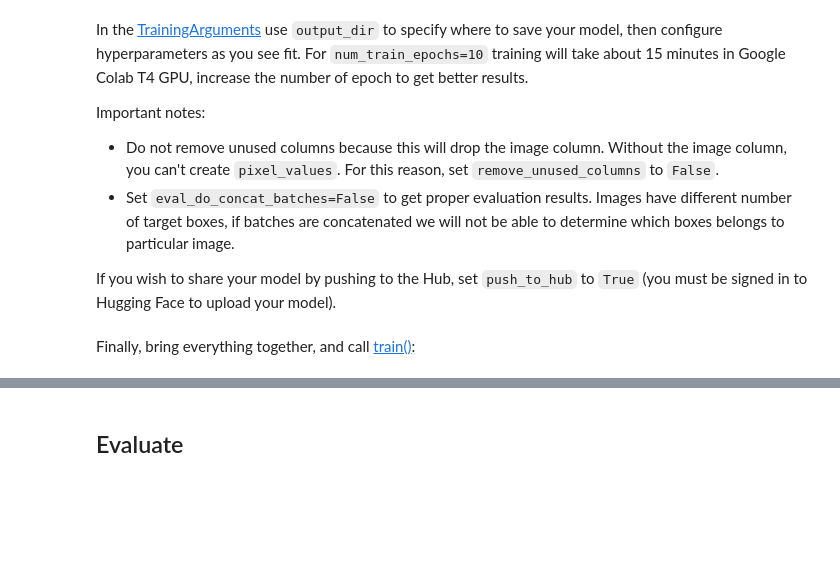
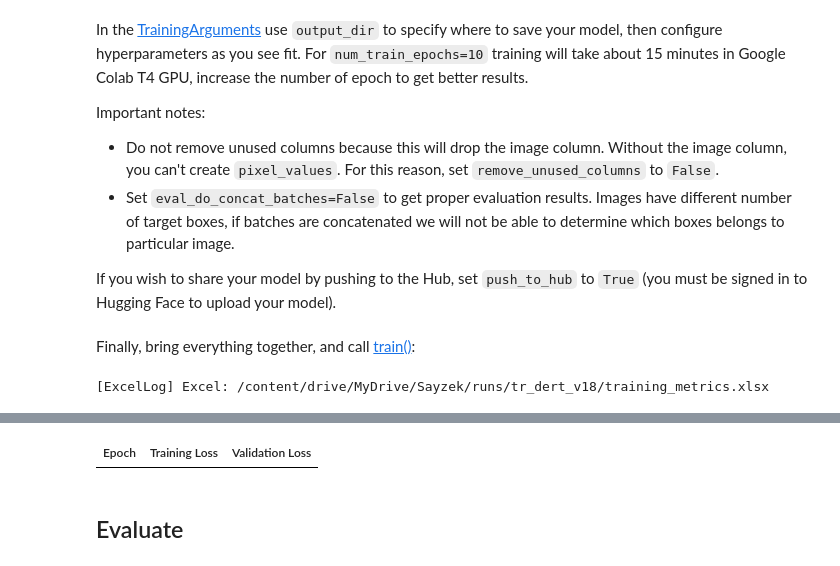
Before and after one commit to Yukseltt/CNN-models-optimized-to-run-on-edge-devices, a Jupyter notebook: models/rtdetr_v2_r18vd/RT_DETR_v2_finetune_colab.ipynb, the cells around one changed output, grey strips where cells are left out. Saved outputs shown, nothing was run; the diff lists cells and outputs as text; code cells hidden in the pictures; blank space fills up the shorter version.

```diff
--- a/models/rtdetr_v2_r18vd/RT_DETR_v2_finetune_colab.ipynb
+++ b/models/rtdetr_v2_r18vd/RT_DETR_v2_finetune_colab.ipynb
@@ -29,20 +34,15 @@ if torch.cuda.is_available():
 # login()  # Settings > Access Tokens > write yetkili token
 # %%
 checkpoint = "PekingU/rtdetr_v2_r18vd"
-image_size = 320
+image_size = 640
 # %%
 import json
 from pathlib import Path
 from PIL import Image
 from torch.utils.data import Dataset as TorchBaseDataset
 
-# Dataset konumu — Drive'da nereye yüklediğine göre güncelle
-if IN_COLAB:
-    DATASET_ROOT = Path("/content/drive/MyDrive/thermal/dataset_augmented")
-else:
-    DATASET_ROOT = Path("dataset/dataset_augmented")
+DATASET_ROOT = Path("/content/drive/MyDrive/Sayzek/dataset/dataset_augmented_04_23_2026/dataset_augmented")
 
-assert DATASET_ROOT.exists(), f"Dataset bulunamadı: {DATASET_ROOT}"
 
 
 class LocalCocoDataset(TorchBaseDataset):
@@ -469,10 +538,8 @@ Face to upload your model).
 from transformers import TrainingArguments
 
 # Çıktı dizini Drive'a yazılırsa Colab oturumu kapansa bile checkpointler korunur
-if IN_COLAB:
-    OUTPUT_DIR = "/content/drive/MyDrive/thermal/rtdetr_v2_r18vd_thermal_augmented"
-else:
-    OUTPUT_DIR = "rtdetr_v2_r18vd_thermal_augmented"
+
+OUTPUT_DIR = "/content/drive/MyDrive/Sayzek/runs/tr_dert_v18"
 
 # T4: bf16 desteklemez → fp16 fallback. A100/L4: bf16 OK.
 use_bf16 = torch.cuda.is_available() and torch.cuda.is_bf16_supported()
@@ -480,17 +547,21 @@ use_fp16 = torch.cuda.is_available() and not use_bf16
 
 training_args = TrainingArguments(
     output_dir=OUTPUT_DIR,
-    num_train_epochs=20,            # Colab session limiti için düşürüldü; uzun eğitim için artır
+    num_train_epochs=300,            # Colab session limiti için düşürüldü; uzun eğitim için artır
     max_grad_norm=0.1,
     learning_rate=5e-5,
     warmup_steps=300,
-    per_device_train_batch_size=8,  # T4 16 GB için güvenli; A100'de 16+ yapabilirsin
-    per_device_eval_batch_size=4,
+
+    per_device_train_batch_size=64,  # T4 16 GB için güvenli; A100'de 16+ yapabilirsin
+    per_device_eval_batch_size=128,
     gradient_accumulation_steps=2,  # effective batch ~16
-    dataloader_num_workers=2,       # Colab CPU sınırlı
+
+    dataloader_num_workers=4,       # Colab CPU sınırlı
     dataloader_pin_memory=True,
+
     bf16=use_bf16,
     fp16=use_fp16,
+
     metric_for_best_model="eval_map",
     greater_is_better=True,
     load_best_model_at_end=True,
@@ -507,5 +696,9 @@ Finally, bring everything together, and call [train()](https://huggingface.co/do
 # %%
 from transformers import Trainer
+
+EARLY_STOP_PATIENCE = 20  # eval_map iyilesmezse durdur
+
+class_names = dataset["train"].category_names
 
 trainer = Trainer(
     model=model,
@@ -515,6 +708,12 @@ trainer = Trainer(
     processing_class=image_processor,
     data_collator=collate_fn,
     compute_metrics=eval_compute_metrics_fn,
+    callbacks=[
+        EarlyStoppingCallback(early_stopping_patience=EARLY_STOP_PATIENCE),
+        ExcelLogCallback(output_dir=OUTPUT_DIR, class_names=class_names),
+    ],
 )
 
 trainer.train()
+# %% [output]
+[ExcelLog] Excel: /content/drive/MyDrive/Sayzek/runs/tr_dert_v18/training_metrics.xlsx
@@ -520,0 +721 @@ trainer.train()
+| Epoch | Training Loss | Validation Loss |
```
Also changed, not shown: parts of 13 cells of this notebook, 1 other file.
